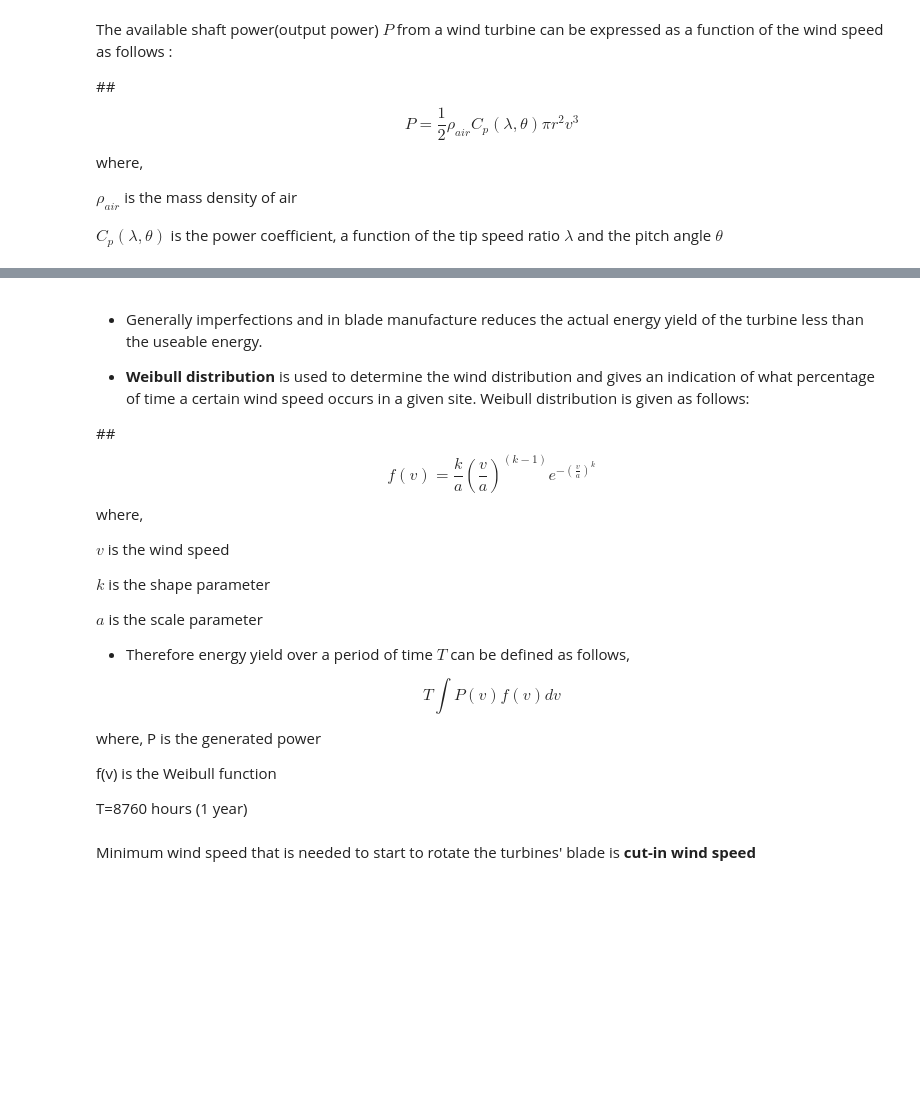
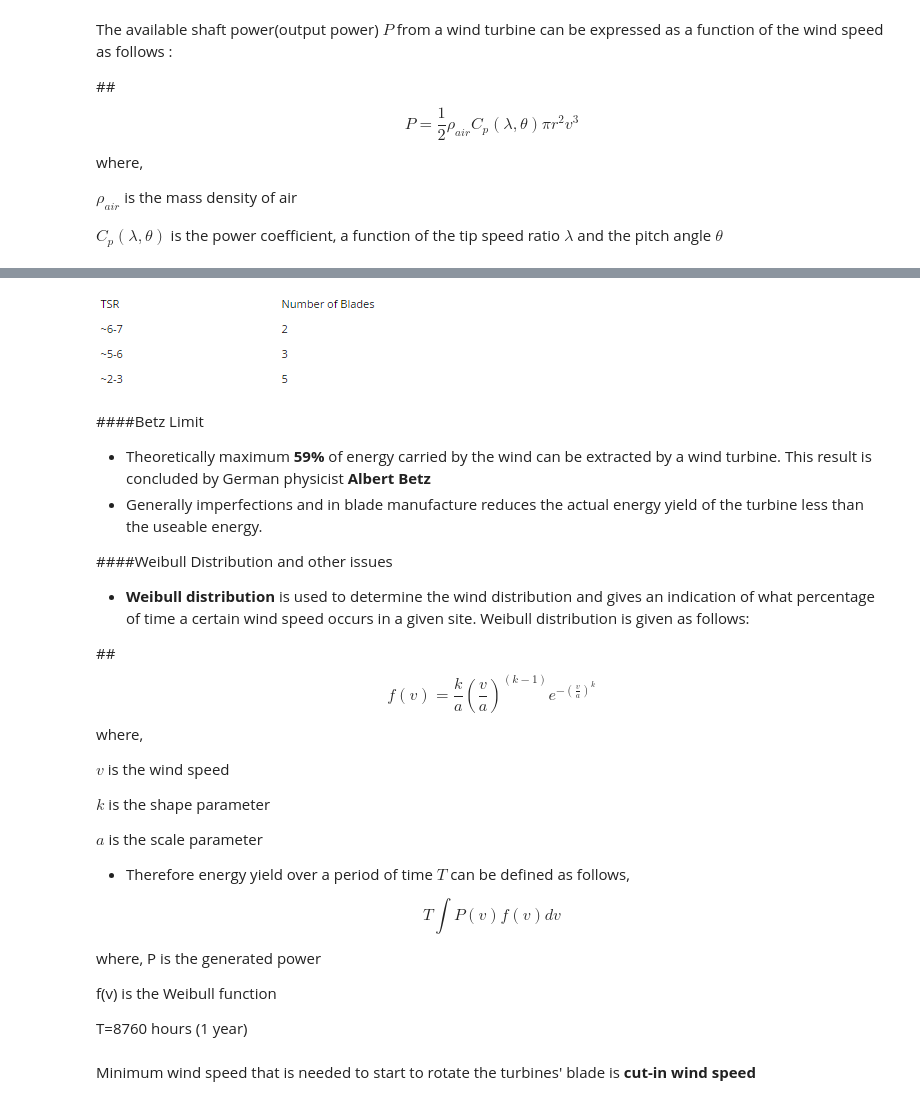
Before and after one commit to aydinbaskaya/MS_Thesis, a Jupyter notebook: Wind Turbines.ipynb, the cells around one changed output, grey strips where cells are left out. Drawn from its saved outputs; the diff is of its cells as text; code cells hidden in the pictures; blank space fills up the shorter version.

Commit message:
Wind Turbines

```diff
--- a/Wind Turbines.ipynb
+++ b/Wind Turbines.ipynb
@@ -45,6 +51,14 @@ $C_{p}(\lambda,\theta)$ is the power coefficient, a function of the tip speed ra
+# %%
+from IPython.display import Image
+Image(filename='tsr.png')
+# %% [output]
+[figure, added]
 # %% [markdown]
+####Betz Limit
+* Theoretically maximum **59%** of energy carried by the wind can be extracted by a wind turbine. This result is concluded by German physicist **Albert Betz**
 * Generally imperfections and in blade manufacture reduces the actual energy yield of the turbine less than the useable energy.
 
+####Weibull Distribution and other issues
 * **Weibull distribution** is used to determine the wind distribution and gives an indication of what percentage of time a certain wind speed occurs in a given site. Weibull distribution is given as follows:
 
 ##$$f(v)=\frac{k}{a} (\frac{v}{a})^{(k-1)}e^{-(\frac{v}{a})^k}$$
```
Also changed, not shown: parts of 1 cell of this notebook.
